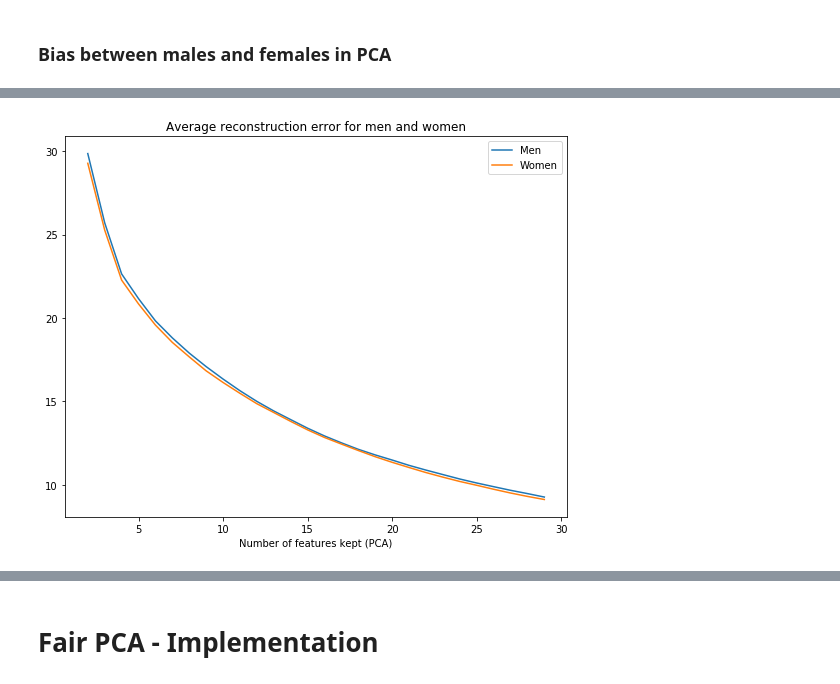
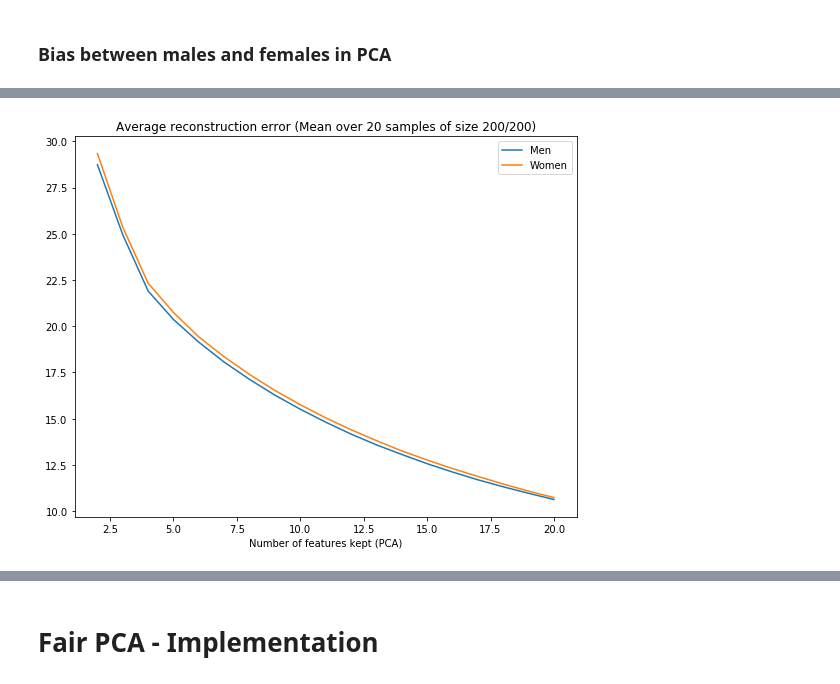
Before and after one commit to mehdibnc/Fair_PCA, a Jupyter notebook: Fair_PCA.ipynb, the cells around one changed output, grey strips where cells are left out. Saved outputs shown, nothing was run; the diff lists cells and outputs as text; code cells hidden in the pictures.

```diff
--- a/Fair_PCA.ipynb
+++ b/Fair_PCA.ipynb
@@ -116,7 +156,7 @@ def pca(X, d):
         U += np.outer(u[:, i], v[i, :]) * e[i]
     return U
 # %%
-projected = pca(all_faces, 20)
+projected = pca(M, 20)
 # %%
 projected.shape
 # %% [output]
@@ -139,11 +188,2 @@ RE_error(all_faces, projected)
-# %%
-#Computing reconstruction error
-def RE_error(df1, df2):
-    arr1 = np.array(df1)
-    arr2 = np.array(df2)
-    res = []
-    for sample in range(arr2.shape[0]):
-        res.append(np.sum(np.square(arr1[sample] - arr2[sample])))
-    return np.mean(res)
 # %% [markdown]
 ### Bias between males and females in PCA
@@ -150,10 +192,20 @@ def RE_error(df1, df2):
 # %%
-re_male = []
-re_female = []
-dim = [d for d in range(2,30)]
-for d in dim:
-    projected = pca(all_faces, d)
-    #computing RE for men with dimensionnality reduction d
-    re_male.append(RE_error(all_faces[:1000], projected[:1000]))
-    #computing RE for women with dimensionnality reduction d
-    re_female.append(RE_error(all_faces[1000:], projected[1000:]))
+male_error = {}
+female_error = {}
+for bt in range(20):
+    print("------------")
+    print("Sample "+str(bt)+"...")
+    sample = pd.concat([male_faces.sample(200), female_faces.sample(200)], axis=0)
+    sample = sample/255
+    sample = sample - np.mean(sample, axis=0)
+    re_male = []
+    re_female = []
+    dim = [d for d in range(2,21)]
+    for d in dim:
+        projected = pca(sample, d)
+        #computing RE for men with dimensionnality reduction d
+        re_male.append(RE_error(sample[:200], projected[:200]))
+        #computing RE for women with dimensionnality reduction d
+        re_female.append(RE_error(sample[200:], projected[200:]))
+    male_error[bt] = re_male
+    female_error[bt] = re_female
@@ -160,10 +230,10 @@ for d in dim:
 # %%
 plt.figure(figsize=(9, 7))
-plt.plot(dim, re_male, label="Men")
-plt.plot(dim, re_female, label="Women")
+plt.plot(dim, np.mean(np.array(list(male_error.values())), axis=0), label="Men")
+plt.plot(dim, np.mean(np.array(list(female_error.values())), axis=0), label="Women")
 plt.legend()
-plt.title("Average reconstruction error for men and women")
+plt.title("Average reconstruction error (Mean over 20 samples of size 200/200)")
 plt.xlabel("Number of features kept (PCA)")
 plt.show()
 # %% [output]
-[figure, old version]
+[figure, new version]
```
Also changed, not shown: parts of 31 cells of this notebook.
